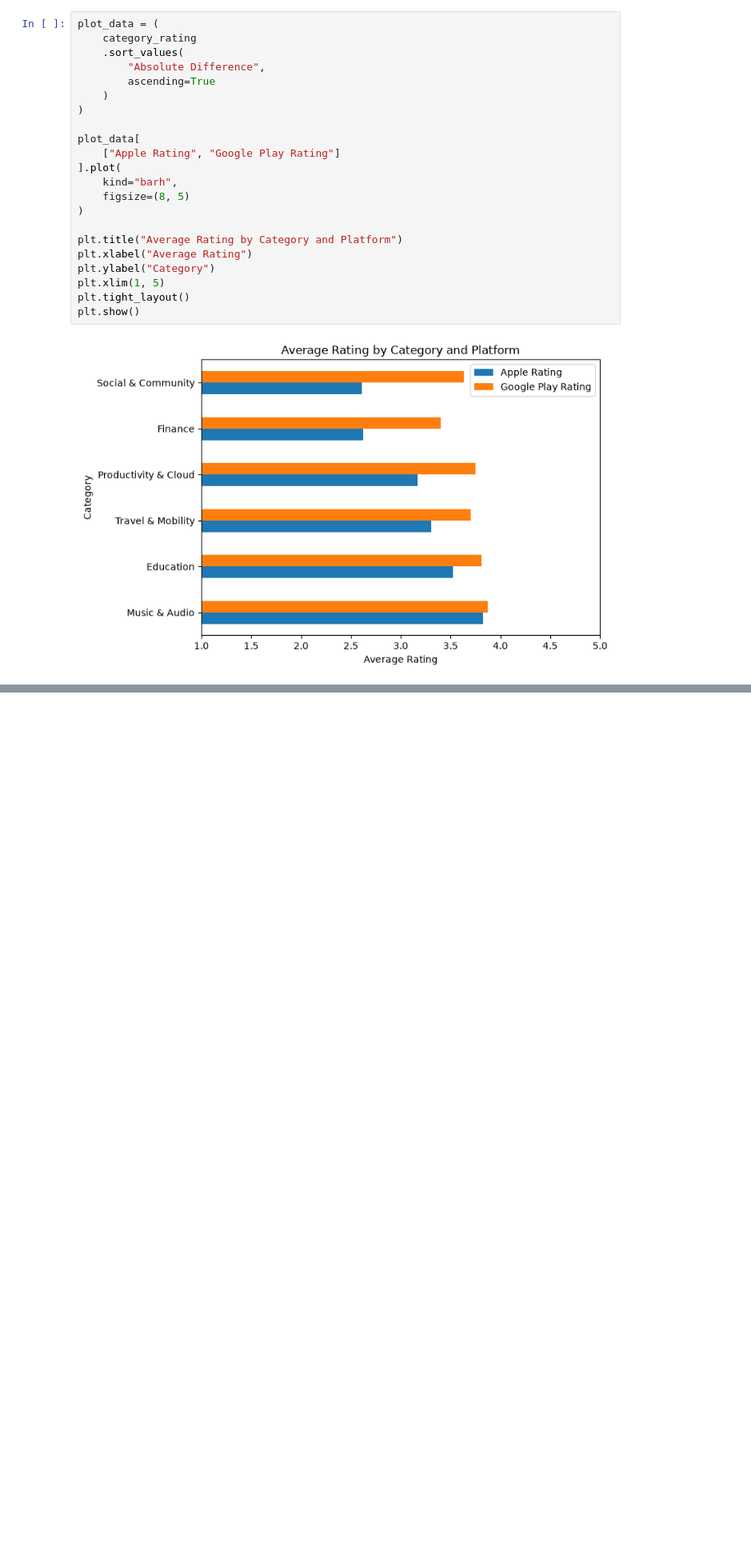
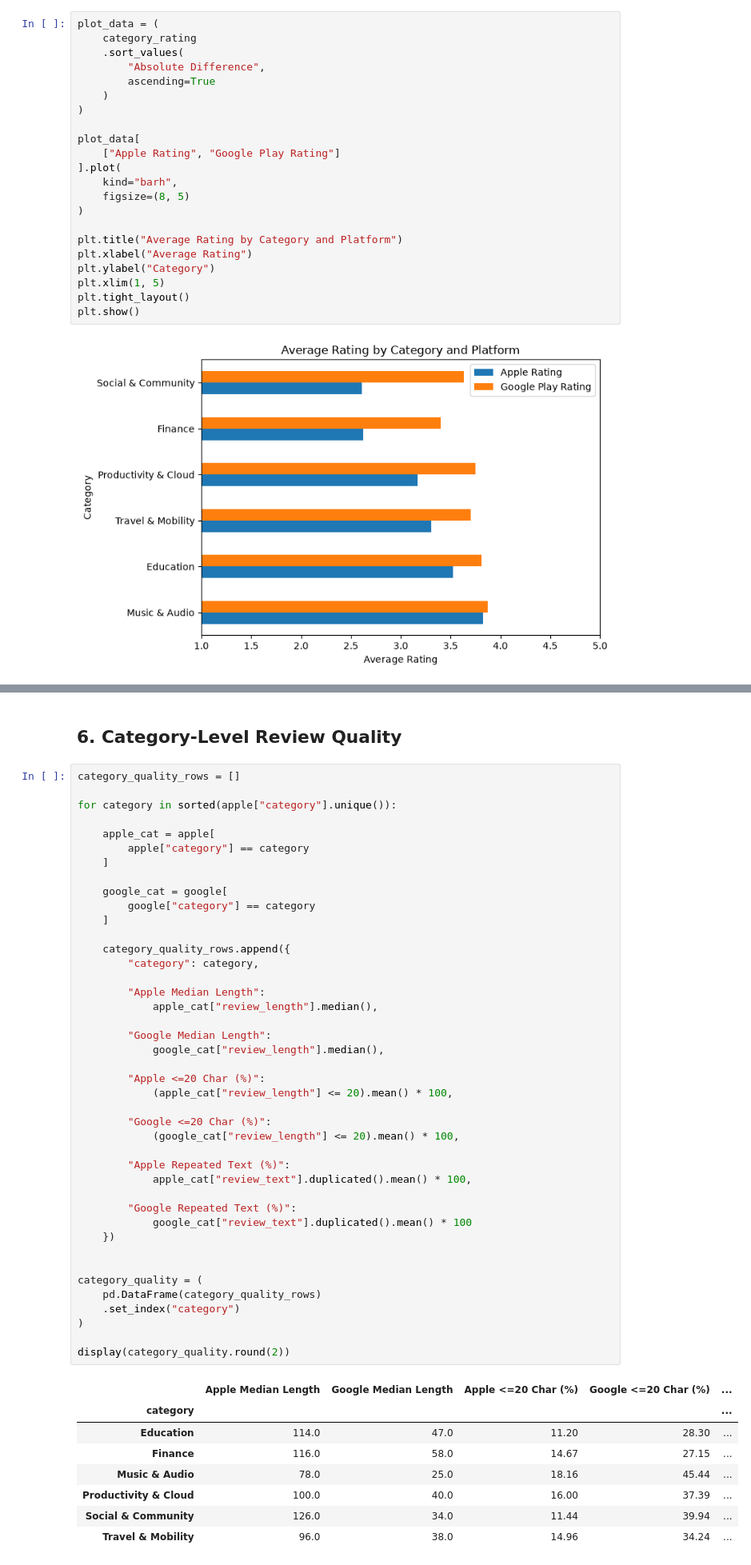
Before and after one commit to olizzh0105/review-data-source-analysis, a Jupyter notebook: notebooks/03_category_analysis.ipynb, the cells around one changed output, grey strips where cells are left out. Shown at 80% size. Cells and saved outputs as stored; diff of their text form; blank space fills up the shorter version.

```diff
--- a/notebooks/03_category_analysis.ipynb
+++ b/notebooks/03_category_analysis.ipynb
@@ -163,0 +396,53 @@ plt.show()
+# %% [markdown]
+## 6. Category-Level Review Quality
+# %%
+category_quality_rows = []
+
+for category in sorted(apple["category"].unique()):
+
+    apple_cat = apple[
+        apple["category"] == category
+    ]
+
+    google_cat = google[
+        google["category"] == category
+    ]
+
+    category_quality_rows.append({
+        "category": category,
+
+        "Apple Median Length":
+            apple_cat["review_length"].median(),
+
+        "Google Median Length":
+            google_cat["review_length"].median(),
+
+        "Apple <=20 Char (%)":
+            (apple_cat["review_length"] <= 20).mean() * 100,
+
+        "Google <=20 Char (%)":
+            (google_cat["review_length"] <= 20).mean() * 100,
+
+        "Apple Repeated Text (%)":
+            apple_cat["review_text"].duplicated().mean() * 100,
+
+        "Google Repeated Text (%)":
+            google_cat["review_text"].duplicated().mean() * 100
+    })
+
+
+category_quality = (
+    pd.DataFrame(category_quality_rows)
+    .set_index("category")
+)
+
+display(category_quality.round(2))
+# %% [output]
+|  | Apple Median Length | Google Median Length | Apple <=20 Char (%) | Google <=20 Char (%) | ... |
+| category |  |  |  |  | ... |
+| Education | 114.0 | 47.0 | 11.20 | 28.30 | ... |
+| Finance | 116.0 | 58.0 | 14.67 | 27.15 | ... |
+| Music & Audio | 78.0 | 25.0 | 18.16 | 45.44 | ... |
+| Productivity & Cloud | 100.0 | 40.0 | 16.00 | 37.39 | ... |
+| Social & Community | 126.0 | 34.0 | 11.44 | 39.94 | ... |
+| Travel & Mobility | 96.0 | 38.0 | 14.96 | 34.24 | ... |
```
Also changed, not shown: parts of 9 cells of this notebook.
